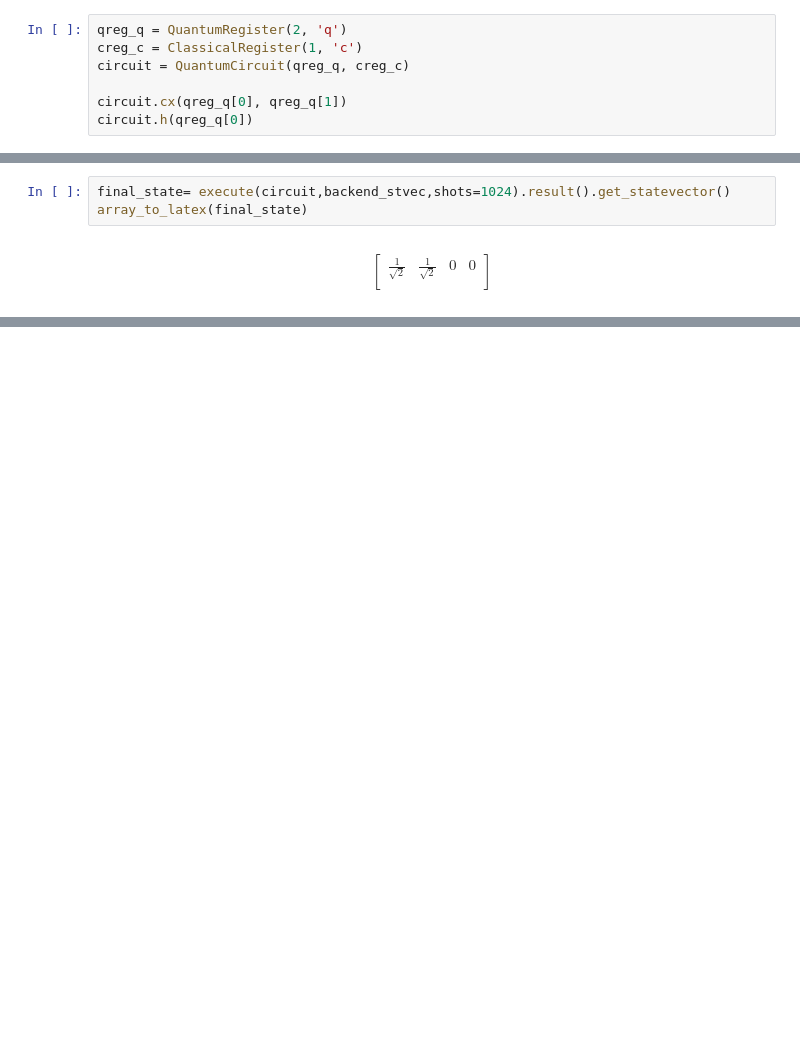
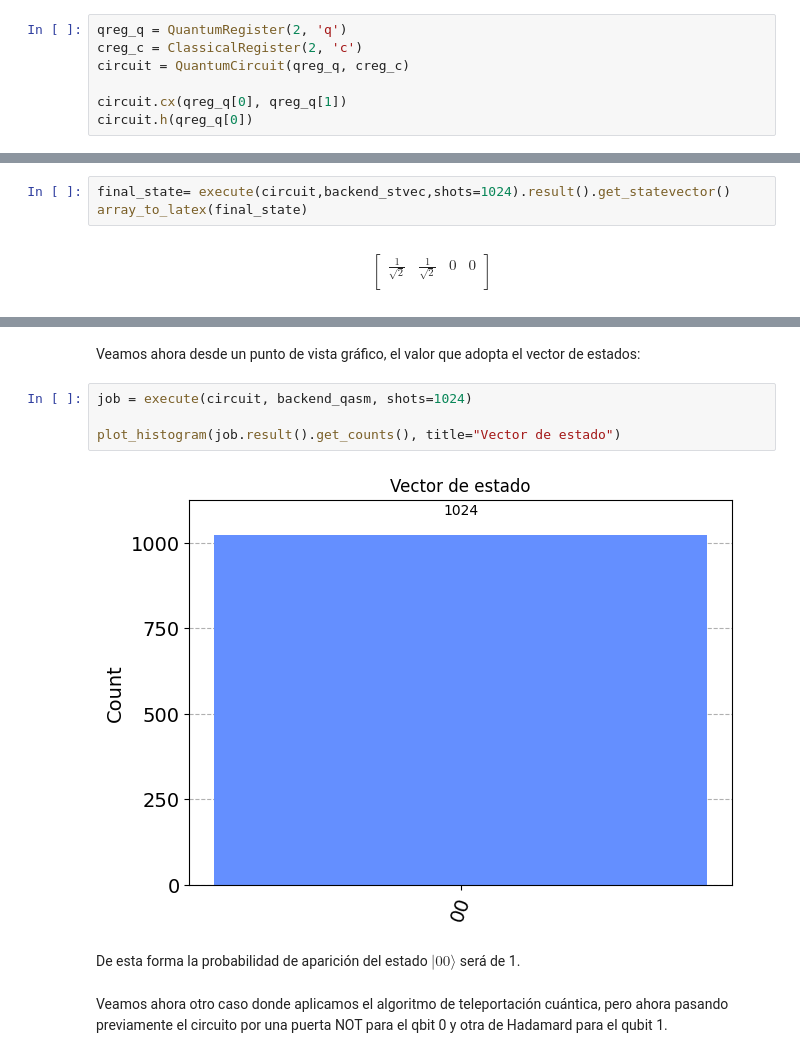
Before and after one commit to BlancaCC/ProcesamientoDeDatosAGranEscala, a Jupyter notebook: Practica opcional/Codigo.ipynb, the cells around one changed output, grey strips where cells are left out. Saved outputs shown, nothing was run; the diff lists cells and outputs as text; blank space fills up the shorter version.

Commit message:
Ejemplo 1 hecho para dos estados iniciales, me faltan meter algunas explicaciones en el segundo caso.

```diff
--- a/Practica opcional/Codigo.ipynb
+++ b/Practica opcional/Codigo.ipynb
@@ -16,7 +16,7 @@ backend_stvec = Aer.get_backend('statevector_simulator')
 Ahora nos disponenmos a construir el cirucuito intoduciendo una puerta CNOT y otra de Hadamard
 # %%
 qreg_q = QuantumRegister(2, 'q')
-creg_c = ClassicalRegister(1, 'c')
+creg_c = ClassicalRegister(2, 'c')
 circuit = QuantumCircuit(qreg_q, creg_c)
 
 circuit.cx(qreg_q[0], qreg_q[1])
@@ -65,0 +105,12 @@ circuit.measure(qreg_q[1], creg_c[0])
+# %% [markdown]
+Veamos ahora desde un punto de vista gráfico, el valor que adopta el vector de estados:
+# %%
+job = execute(circuit, backend_qasm, shots=1024)
+
+plot_histogram(job.result().get_counts(), title="Vector de estado")
+# %% [output]
+[figure, added]
+# %% [markdown]
+De esta forma la probabilidad de aparición del estado $|00\rangle$ será de 1.
+# %% [markdown]
+Veamos ahora otro caso donde aplicamos el algoritmo de teleportación cuántica, pero ahora pasando previamente el circuito por una puerta NOT para el qbit 0 y otra de Hadamard para el qubit 1.
```
Also changed, not shown: parts of 11 cells of this notebook.
